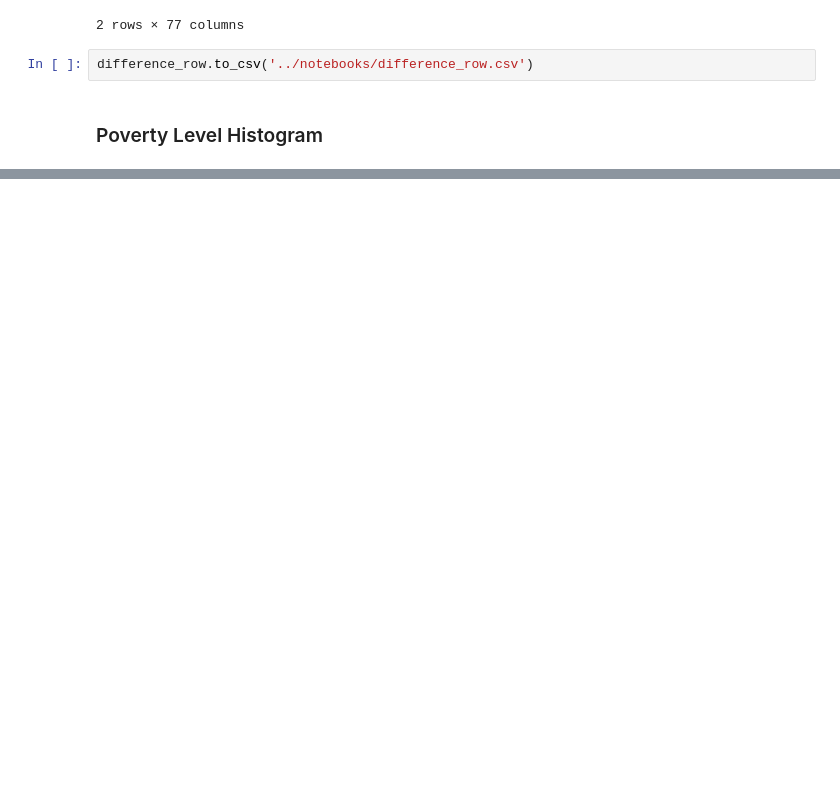
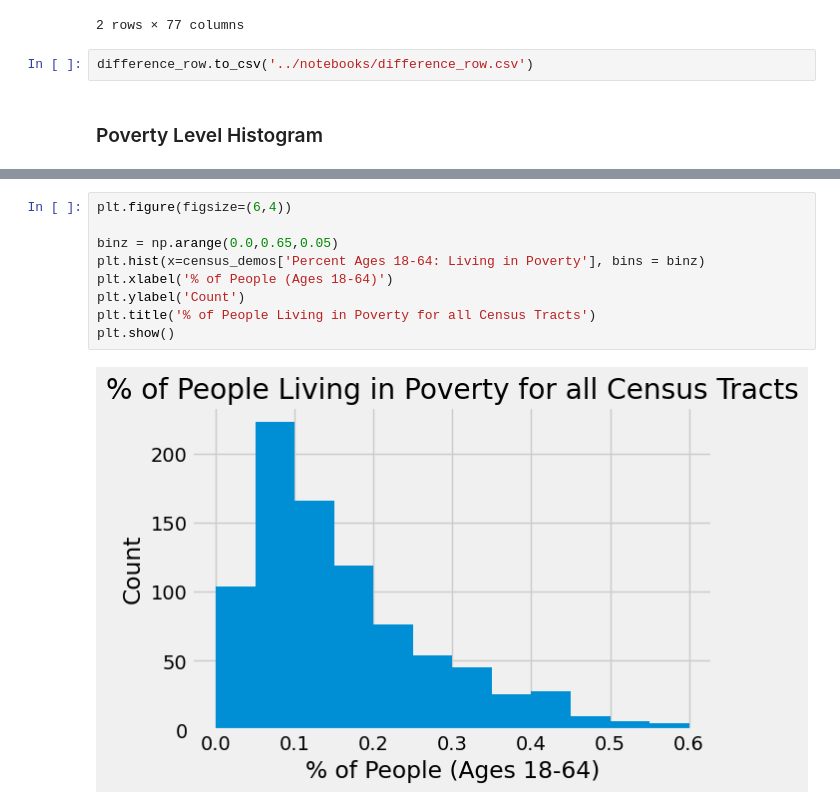
Before and after one commit to Rajvishah12/cpl_project, a Jupyter notebook: can-summer-2023/notebooks/altgeld_census_notebook.ipynb, the cells around one changed output, grey strips where cells are left out. Saved outputs shown, nothing was run; the diff lists cells and outputs as text; blank space fills up the shorter version.

```diff
--- a/can-summer-2023/notebooks/altgeld_census_notebook.ipynb
+++ b/can-summer-2023/notebooks/altgeld_census_notebook.ipynb
@@ -729,0 +746,11 @@ plt.show()
+# %%
+plt.figure(figsize=(6,4))
+
+binz = np.arange(0.0,0.65,0.05)
+plt.hist(x=census_demos['Percent Ages 18-64: Living in Poverty'], bins = binz)
+plt.xlabel('% of People (Ages 18-64)')
+plt.ylabel('Count')
+plt.title('% of People Living in Poverty for all Census Tracts')
+plt.show()
+# %% [output]
+[figure, added]
```
Also changed, not shown: parts of 4 cells of this notebook.
